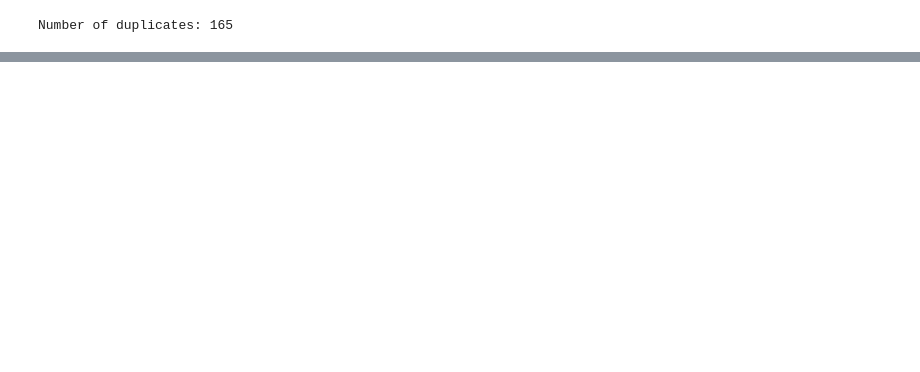
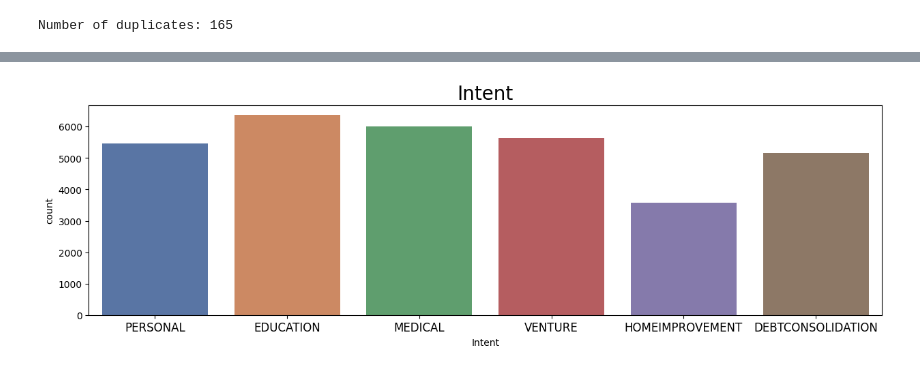
Before and after one commit to rujjal/credit-risk-analysis, a Jupyter notebook: credit-risk-analysis.ipynb, the cells around one changed output, grey strips where cells are left out. Saved outputs shown, nothing was run; the diff lists cells and outputs as text; code cells hidden in the pictures; blank space fills up the shorter version.

```diff
--- a/credit-risk-analysis.ipynb
+++ b/credit-risk-analysis.ipynb
@@ -99,0 +163,10 @@ Number of duplicates: 165
+# %%
+#Intent
+
+fig, ax = plt.subplots(figsize=(15, 4))
+sns.countplot(x=data["Intent"], palette="deep")
+plt.title('Intent', fontsize = 20)
+plt.xticks(fontsize = 12)
+plt.show()
+# %% [output]
+[figure, added]
```
Also changed, not shown: parts of 15 cells of this notebook, 1 other file.
